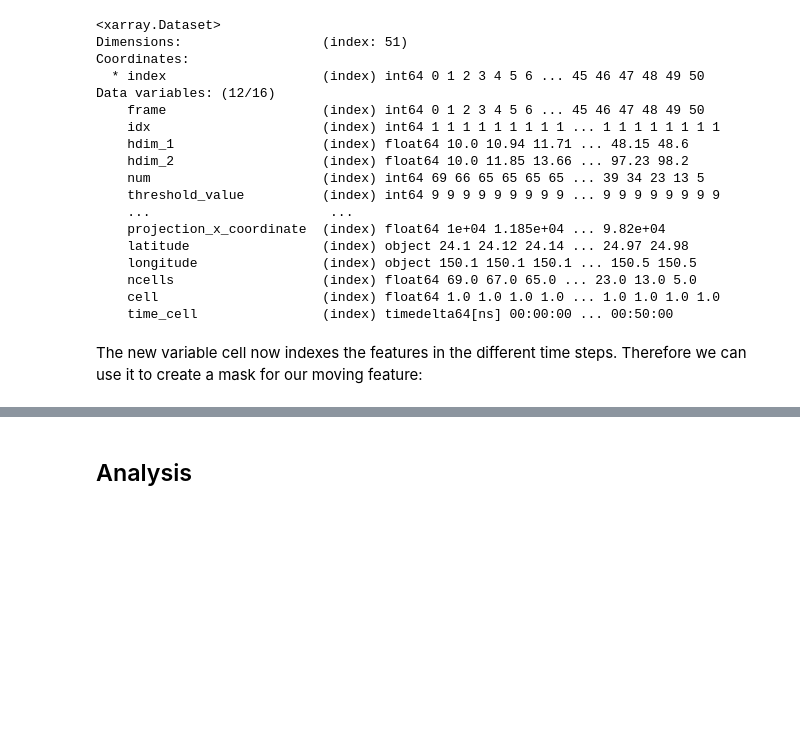
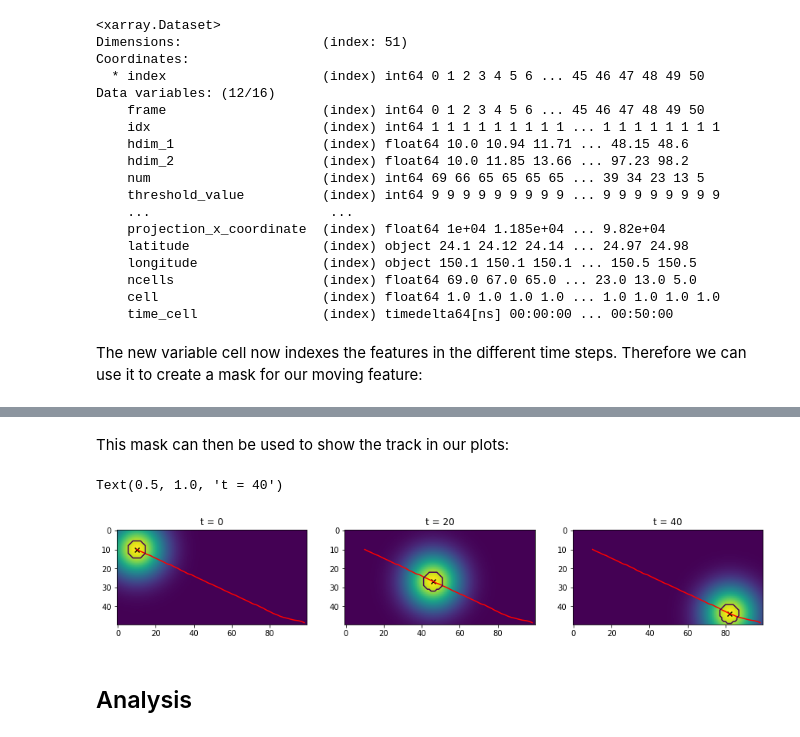
Before and after one commit to tobac-project/tobac-tutorials, a Jupyter notebook: tutorials/Tutorials/basic_functionality.ipynb, the cells around one changed output, grey strips where cells are left out. Drawn from its saved outputs; the diff is of its cells as text; code cells hidden in the pictures; blank space fills up the shorter version.

```diff
--- a/tutorials/Tutorials/basic_functionality.ipynb
+++ b/tutorials/Tutorials/basic_functionality.ipynb
@@ -216,7 +228,7 @@ Keep in mind that the area of the resulting segments crucially depends on the de
 
 After we are done finding the features and associated segments for each frame it is necessary for further analysis to keep track of those elements troughout time. Linking is the tool for that. It connects the features of the timesteps which belong together. We are going to use the *linking_trackpy()* function here. The required inputs are the features, the two spacings and a maximum velocity of the features.
 # %%
-track = tobac.themes.tobac_v1.linking_trackpy(features_test,test_data, dt=dt,dxy=dxy, v_max=2000)
+track = tobac.themes.tobac_v1.linking_trackpy(features_test,test_data, dt=dt,dxy=dxy, v_max=100)
 # %% [output]
 Frame 50: 1 trajectories present.
 # %% [markdown]
@@ -269,2 +263,29 @@ anim = FuncAnimation(fig, animate, frames=50, interval=100)
+# %% [markdown]
+This mask can then be used to show the track in our plots:
+# %%
+%matplotlib inline
+
+fig, (ax1, ax2, ax3) = plt.subplots(ncols = 3, figsize = (15, 5))
+
+ax1.imshow(test_data.data[0])
+ax1.plot(track.where(track_mask)['hdim_2'], track.where(track_mask)['hdim_1'], 'r-')
+ax1.scatter(features.where(mask_1)['hdim_2'], features.where(mask_1)['hdim_1'], color = 'black', marker = 'x')
+ax1.contour(mask[0], levels = [0.5])
+ax1.set_title('t = 0')
+
+ax2.imshow(test_data.data[20])
+ax2.plot(track.where(track_mask)['hdim_2'], track.where(track_mask)['hdim_1'], 'r-')
+ax2.scatter(features.where(mask_2)['hdim_2'], features.where(mask_2)['hdim_1'], color = 'black', marker = 'x')
+ax2.contour(mask[20], levels = [0.5])
+ax2.set_title('t = 20')
+
+ax3.imshow(test_data.data[40])
+ax3.plot(track.where(track_mask)['hdim_2'], track.where(track_mask)['hdim_1'], 'r-')
+ax3.scatter(features.where(mask_3)['hdim_2'], features.where(mask_3)['hdim_1'], color = 'black', marker = 'x')
+ax3.contour(mask[40], levels = [0.5])
+ax3.set_title('t = 40')
+# %% [output]
+Text(0.5, 1.0, 't = 40')
+[figure, added]
 # %% [markdown]
 ## Analysis
```
Also changed, not shown: parts of 15 cells of this notebook.
